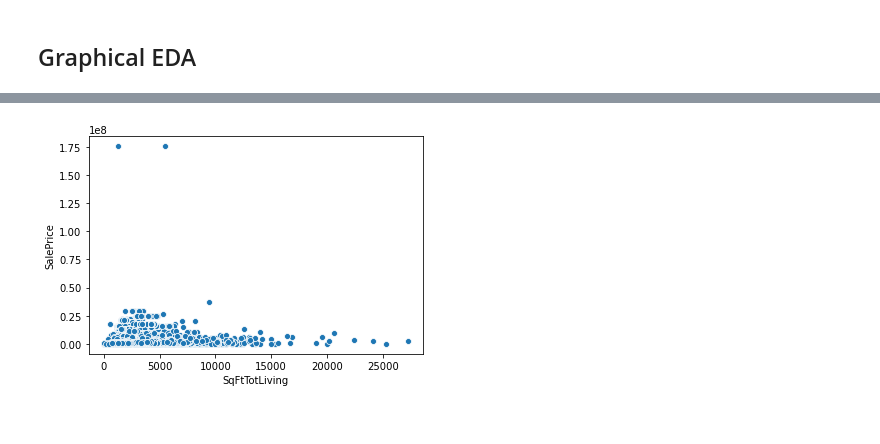
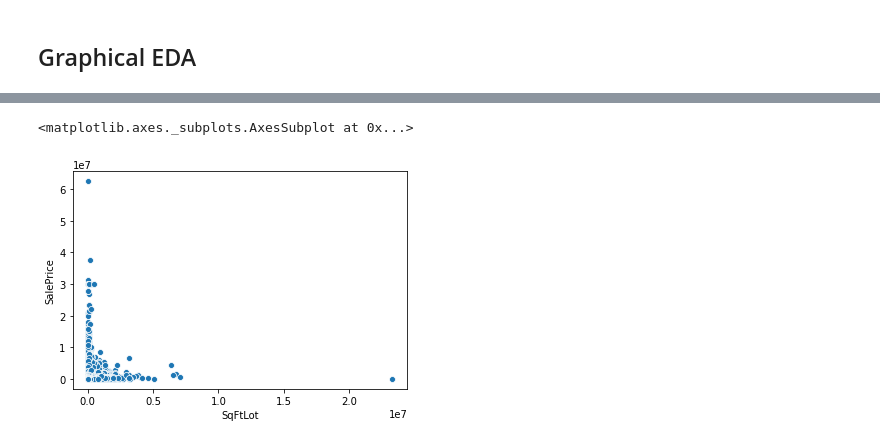
Before and after one commit to angelicacodes/phase_2_project_chicago-sf-seattle-ds-082420, a Jupyter notebook: notebooks/eda/Sindhu_EDA.ipynb, the cells around one changed output, grey strips where cells are left out. Cells and saved outputs as stored; diff of their text form; code cells hidden in the pictures.

```diff
--- a/notebooks/eda/Sindhu_EDA.ipynb
+++ b/notebooks/eda/Sindhu_EDA.ipynb
@@ -109,4 +152,4 @@ merged_tables = real_property_sales.merge(parcel).merge(residential_building).dr
 merged_tables['DocumentDate'] = pd.to_datetime(merged_tables['DocumentDate'])
 # %%
 #Keeping only the most recent Sale_Price
-buildings_df = merged_tables.sort_values('DocumentDate').drop_duplicates(['Major', 'Minor'],keep='first')
+buildings_df = merged_tables.sort_values('DocumentDate', ascending=False).drop_duplicates(['Major', 'Minor'],keep='first')
@@ -129,0 +156,34 @@ df
+# %%
+# Sort by Document Date
+df = buildings_df #.sort_values(by = 'DocumentDate', ascending=False)
+
+#Create Nuisances Column to replace other nuisance columns
+df['Nuisances'] = 'No Nuisances'
+df.loc[(df['TrafficNoise']>0), 'Nuisances'] = 'Traffic Noise'
+df.loc[(df['AirportNoise']>0), 'Nuisances'] = 'Airport Noise'
+df.loc[(df['PowerLines']=='Y'), 'Nuisances'] = 'Power Lines'
+df.loc[(df['OtherNuisances']=='Y'), 'Nuisances'] = 'Other Nuisances'
+df = df.drop(['TrafficNoise', 'AirportNoise', 'PowerLines', 'OtherNuisances', 'SqFtOpenPorch', 'SqFtEnclosedPorch'], axis='columns')
+# %%
+# WFNTLOCATION
+# Waterfront location (Source: King County Assessments)
+# Value	Definition
+# 0	Unknown
+# 1	Duwamish
+# 2	Elliott Bay
+# 3	Puget Sound
+# 4	Lake Union
+# 5	Ship Canal
+# 6	Lake Washington
+# 7	Lake Sammamish
+# 8	Other lake
+# 9	River or slough
+
+df['WaterFrontLocation'] = df.WfntLocation.map({0 : 'None', 1 : 'Duwamish', 2 : 'Elliott Bay', 3 : 'Puget Sound', 4 : 'Lake Union',
+                     5 : 'Ship Canal',  6 : 'Lake Washington', 7 : 'Lake Sammamish', 8 : 'Other lake', 9 : 'River or slough'})
+df['Is_WaterFrontLocation'] = [1 if i>0 else 0 for i in df.WfntLocation]
+df=df.drop('WfntLocation', axis='columns')
+# %%
+df['Has_Nuisance'] = [0 if n == 'No Nuisances' else 1 for n in df['Nuisances']]
+
+df.head()
@@ -148,4 +235,5 @@ sns.barplot(df['Has_Porch'], df['SalePrice']);
 # %%
-sns.scatterplot(df['SqFtTotLiving'], df['SalePrice']);
+sns.scatterplot(df['SqFtLot'], df['SalePrice'])
 # %% [output]
+<matplotlib.axes._subplots.AxesSubplot at 0x...>
-[figure, old version]
+[figure, new version]
```
Also changed, not shown: parts of 19 cells of this notebook.
